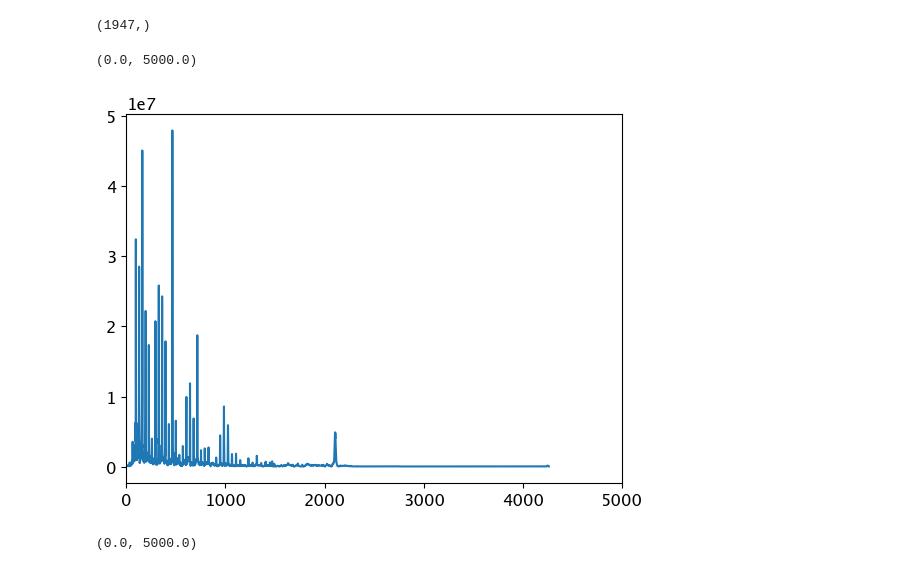
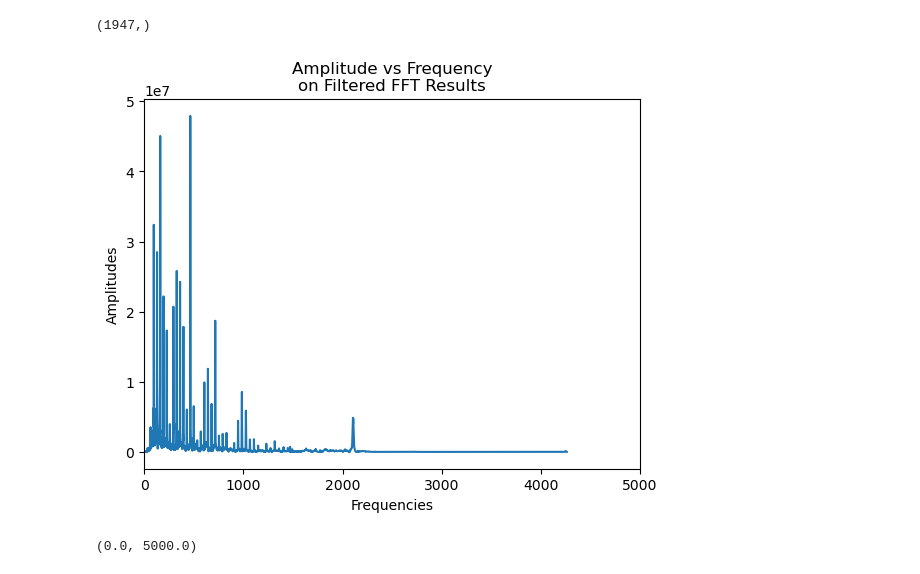
Before and after one commit to VamsiImmanneni/Sound-Separation-Project, a Jupyter notebook: Analysis-Midway.ipynb, the cells around one changed output. Saved outputs shown, nothing was run; the diff lists cells and outputs as text; code cells hidden in the pictures.

```diff
--- a/Analysis-Midway.ipynb
+++ b/Analysis-Midway.ipynb
@@ -157,9 +161,12 @@ ty.shape
 # %%
 plt.plot(tx,ty)
 plt.xlim(0,5000)
+plt.xlabel('Frequencies')
+plt.ylabel('Amplitudes')
+plt.title('Amplitude vs Frequency\non Filtered FFT Results')
+plt.savefig('FFT filter')
 # %% [output]
-(0.0, 5000.0)
-[figure, old version]
+[figure, new version]
 # %%
 difs = get_difs(stft_arr)
 
```
Also changed, not shown: parts of 20 cells of this notebook, 3 other files.
